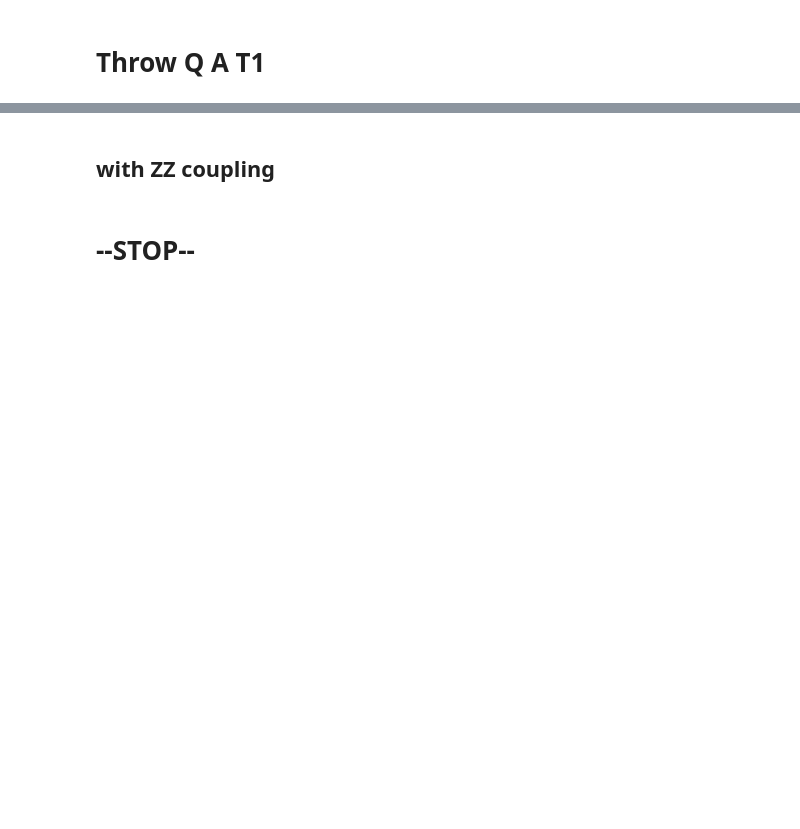
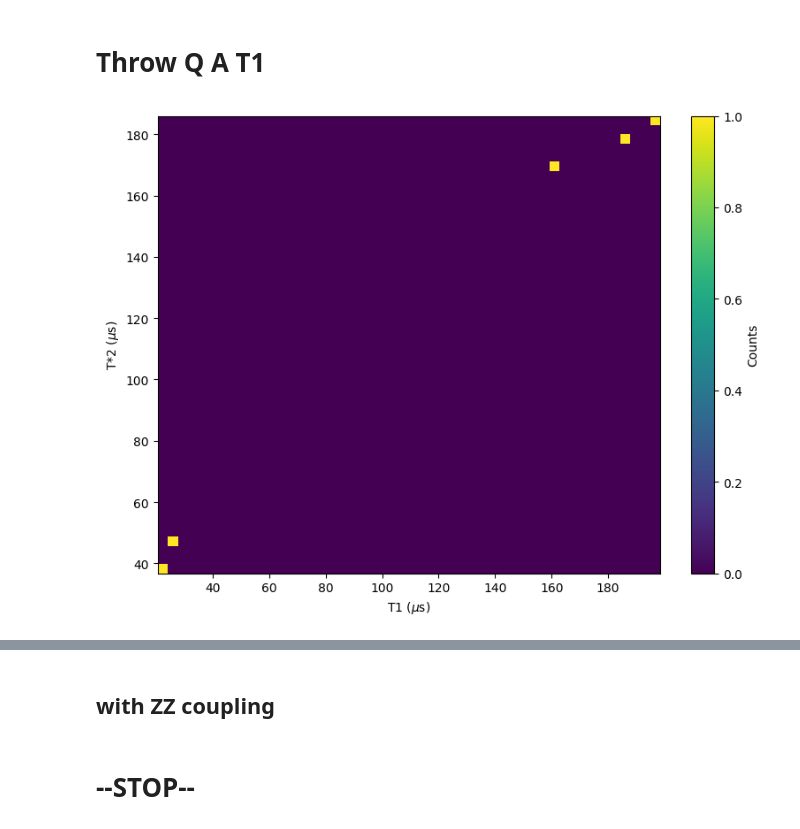
Before and after one commit to jyamaoka/qubit_zz_coupling, a Jupyter notebook: examples/t1a_ZZandTLS_V2_NF_071825.ipynb, the cells around one changed output, grey strips where cells are left out. Drawn from its saved outputs; the diff is of its cells as text; code cells hidden in the pictures; blank space fills up the shorter version.

```diff
--- a/examples/t1a_ZZandTLS_V2_NF_071825.ipynb
+++ b/examples/t1a_ZZandTLS_V2_NF_071825.ipynb
@@ -291,30 +295,32 @@ print( make_t2(np.array([1,2,3]),10) )
 # %%
 #T1_A_SAMPLE_LO, T2_A_SAMPLE_LO = correlated_2d_normal(mean1, cov1, size=1000)
 #T1_A_SAMPLE_HI, T2_A_SAMPLE_HI = correlated_2d_normal(mean2, cov2, size=1000)
 
 #T1_A_SAMPLE_LO, T1_A_SAMPLE_HI = sample_bimodal_gaussian_split(50e-6,10e-6,170e-6,10e-6,500) #b1
 #T1_A_SAMPLE_LO, T1_A_SAMPLE_HI = sample_bimodal_gaussian_split(50e-6,10e-6,220e-6,10e-6,10) #b1a
-#T1_A_SAMPLE_LO, T1_A_SAMPLE_HI = sample_bimodal_gaussian_split(30e-6,5e-6,170e-6,10e-6, 50) #b1b
+T1_A_SAMPLE_LO, T1_A_SAMPLE_HI = sample_bimodal_gaussian_split(30e-6,5e-6,170e-6,10e-6, 5) #b1b
 
 #T1_A_SAMPLE_LO, T1_A_SAMPLE_HI = sample_bimodal_gaussian_split(120e-6,10e-6,170e-6,10e-6,200) #b2
 #T1_A_SAMPLE_LO, T1_A_SAMPLE_HI = sample_bimodal_gaussian_split(120e-6,5e-6,170e-6,10e-6,10) #b2b
-T1_A_SAMPLE_LO, T1_A_SAMPLE_HI = sample_bimodal_gaussian_split(120e-6,5e-6,170e-6,10e-6,50) #b2b
+#T1_A_SAMPLE_LO, T1_A_SAMPLE_HI = sample_bimodal_gaussian_split(120e-6,5e-6,170e-6,10e-6,50) #b2b
 
 T2_A_SAMPLE_LO = make_t2(T1_A_SAMPLE_LO, 350e-6) # 350 or 220
 T2_A_SAMPLE_HI = make_t2(T1_A_SAMPLE_HI, 350e-6)
 
 
 
 # Create 2D histogram (heatmap)
 plt.figure(figsize=(8, 6))
 plt.hist2d(np.concatenate([T1_A_SAMPLE_LO,T1_A_SAMPLE_HI])*1e6, np.concatenate([T2_A_SAMPLE_LO,T2_A_SAMPLE_HI])*1e6, bins=50, cmap='viridis')
 #plt.hist2d(T2_A_SAMPLE_HI*1e6, T1_A_SAMPLE_HI*1e6, bins=50, cmap='viridis')
 #plt.contour(sample0, sample1, bins=50, cmap='viridis')
 plt.xlabel("T1 ($\\mu$s)")
 plt.ylabel("T*2 ($\\mu$s)")
 plt.colorbar(label='Counts')
 plt.tight_layout()
 plt.show()
+# %% [output]
+[figure, added]
 # %%
 import matplotlib.pyplot as plt
 
```
Also changed, not shown: parts of 5 cells of this notebook.
